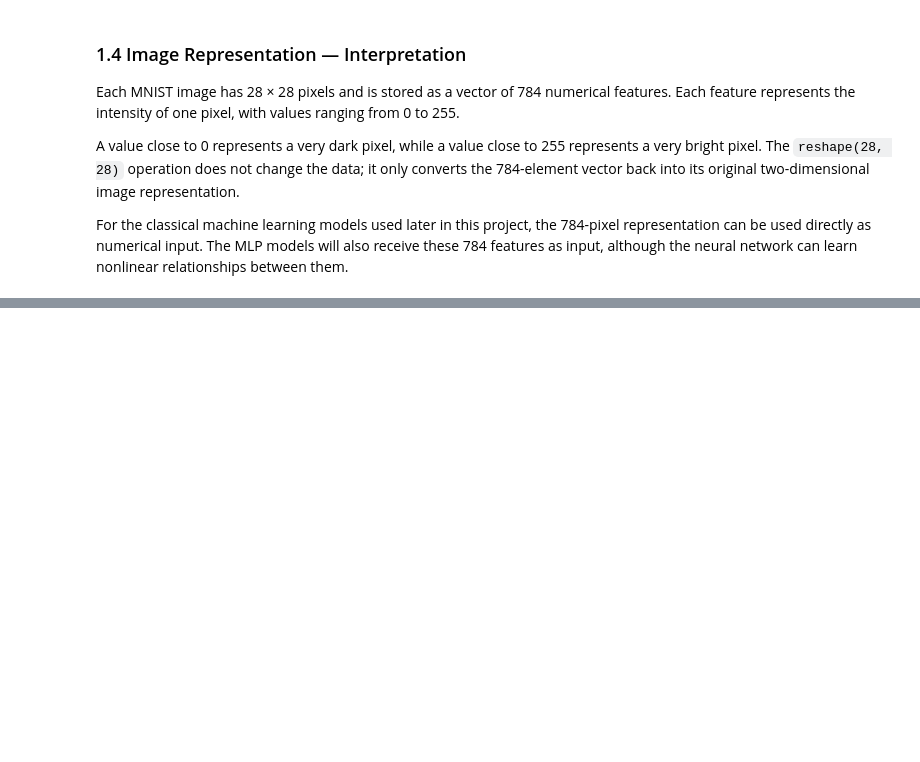
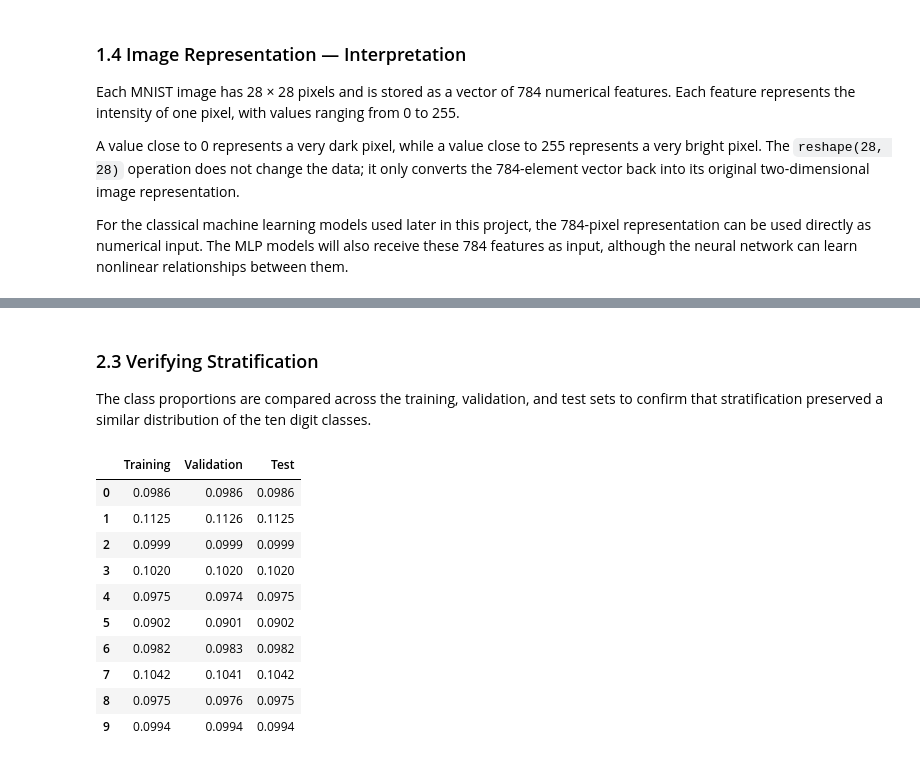
Before and after one commit to ananda-pires/mnist-multiclass-predictive-pipeline, a Jupyter notebook: notebooks/mnist_pipeline.ipynb, the cells around one changed output, grey strips where cells are left out. Drawn from its saved outputs; the diff is of its cells as text; code cells hidden in the pictures; blank space fills up the shorter version.

```diff
--- a/notebooks/mnist_pipeline.ipynb
+++ b/notebooks/mnist_pipeline.ipynb
@@ -334,0 +339,16 @@ For the classical machine learning models used later in this project, the 784-pi
+# %%
+from sklearn.model_selection import train_test_split
+
+# First split: 80% temporary training/validation data and 20% test data
+X_train_val, X_test, y_train_val, y_test = train_test_split(
+    X,
+    y,
+    test_size=0.20,
+    random_state=42,
+    stratify=y
+)
+
+print("Temporary training/validation set:", X_train_val.shape)
+print("Test set:", X_test.shape)
+print("Temporary training/validation labels:", y_train_val.shape)
+print("Test labels:", y_test.shape)
@@ -334,0 +366,17 @@ For the classical machine learning models used later in this project, the 784-pi
+# %%
+# Second split: 70% training and 10% validation of the original dataset
+X_train, X_val, y_train, y_val = train_test_split(
+    X_train_val,
+    y_train_val,
+    test_size=0.125,
+    random_state=42,
+    stratify=y_train_val
+)
+
+print("Training set:", X_train.shape)
+print("Validation set:", X_val.shape)
+print("Test set:", X_test.shape)
+
+print("\nTraining labels:", y_train.shape)
+print("Validation labels:", y_val.shape)
+print("Test labels:", y_test.shape)
@@ -334,0 +391,24 @@ For the classical machine learning models used later in this project, the 784-pi
+# %% [markdown]
+### 2.3 Verifying Stratification
+
+The class proportions are compared across the training, validation, and test sets to confirm that stratification preserved a similar distribution of the ten digit classes.
+# %%
+split_distribution = pd.DataFrame({
+    "Training": pd.Series(y_train).value_counts(normalize=True),
+    "Validation": pd.Series(y_val).value_counts(normalize=True),
+    "Test": pd.Series(y_test).value_counts(normalize=True)
+}).sort_index()
+
+split_distribution.round(4)
+# %% [output]
+|  | Training | Validation | Test |
+| 0 | 0.0986 | 0.0986 | 0.0986 |
+| 1 | 0.1125 | 0.1126 | 0.1125 |
+| 2 | 0.0999 | 0.0999 | 0.0999 |
+| 3 | 0.1020 | 0.1020 | 0.1020 |
+| 4 | 0.0975 | 0.0974 | 0.0975 |
+| 5 | 0.0902 | 0.0901 | 0.0902 |
+| 6 | 0.0982 | 0.0983 | 0.0982 |
+| 7 | 0.1042 | 0.1041 | 0.1042 |
+| 8 | 0.0975 | 0.0976 | 0.0975 |
+| 9 | 0.0994 | 0.0994 | 0.0994 |
```
Also changed, not shown: parts of 11 cells of this notebook.
